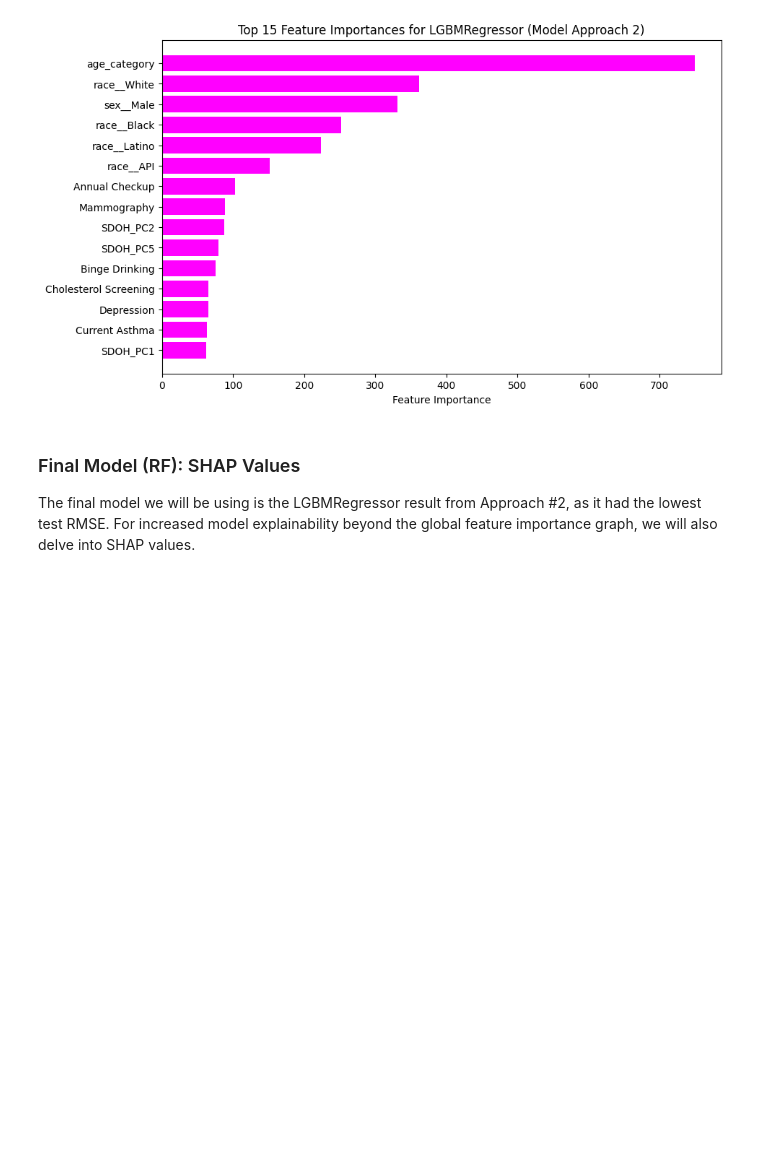
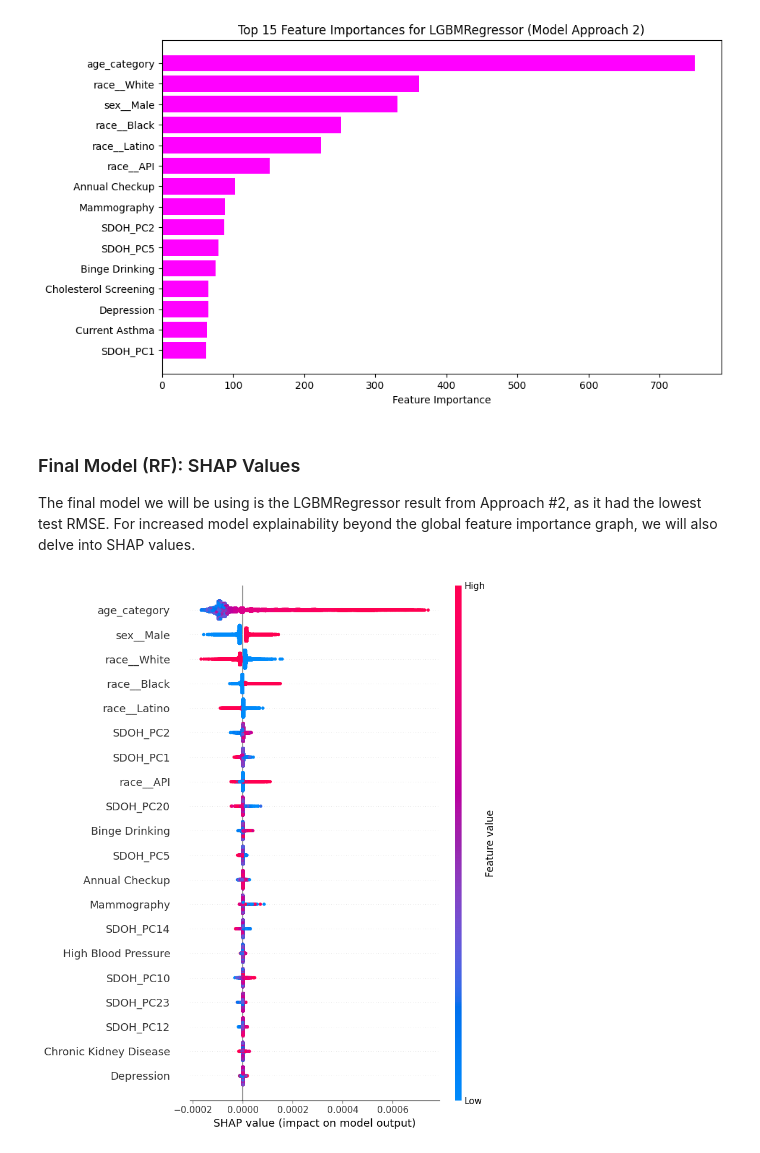
Before and after one commit to shailja-somani-0/ADS-599-Capstone, a Jupyter notebook: Jupyter_Notebooks/3_Modeling.ipynb, the cells around one changed output. Saved outputs shown, nothing was run; the diff lists cells and outputs as text; code cells hidden in the pictures; blank space fills up the shorter version.

Commit message:
add SHAP values graphs

```diff
--- a/Jupyter_Notebooks/3_Modeling.ipynb
+++ b/Jupyter_Notebooks/3_Modeling.ipynb
@@ -788,0 +786,5 @@ shap.summary_plot(shap_values, X_test_1)
+# %%
+# Summary plot of SHAP values
+shap.summary_plot(shap_values, X_test_2)
+# %% [output]
+[figure, added]
```
Also changed, not shown: parts of 45 cells of this notebook.
